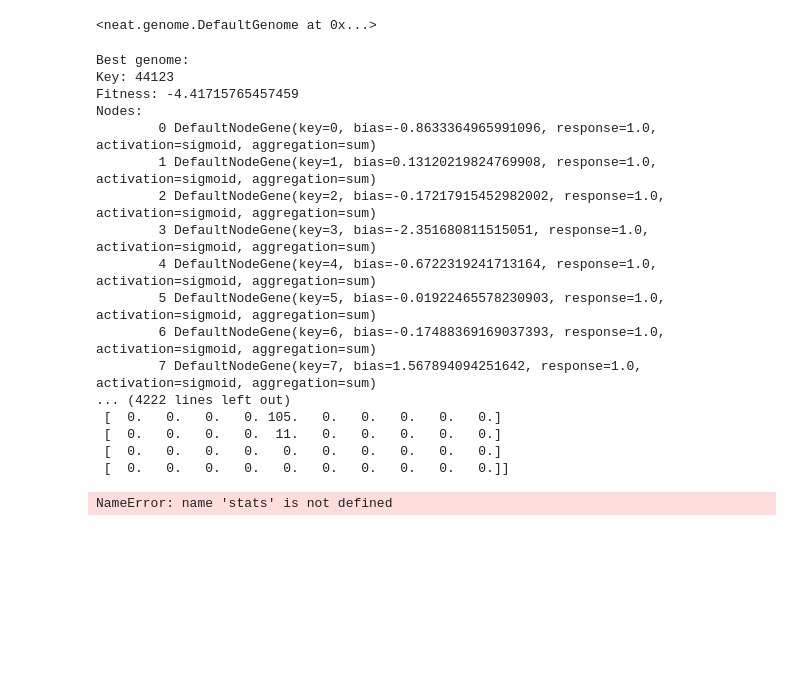
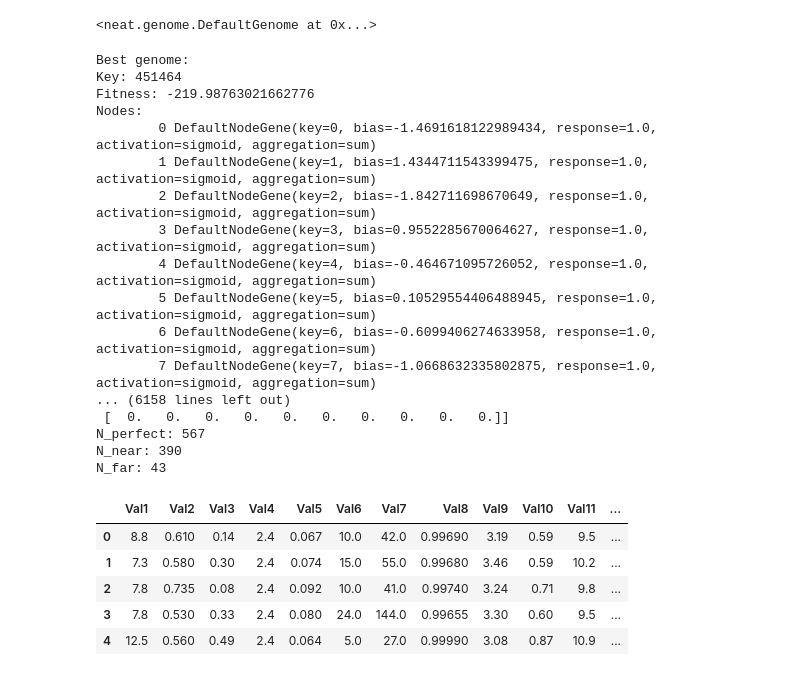
Before and after one commit to Gigahawk/mech306, a Jupyter notebook: Tutorial 5/NEAT/NEAT.ipynb, the cells around one changed output. Cells and saved outputs as stored; diff of their text form; code cells hidden in the pictures; blank space fills up the shorter version.

Commit message:
More normal error function

```diff
--- a/Tutorial 5/NEAT/NEAT.ipynb
+++ b/Tutorial 5/NEAT/NEAT.ipynb
@@ -207,35 +217,48 @@ outputs = [np.array([1 if x == idx-1 else 0 for x in range(10)]) for idx in labe
 # setup confusion matrix
 confusion = np.zeros([10,10])
 
+N_perfect = 0
+N_near = 0
+N_far = 0
+
 for xi, xo in zip(predictors, outputs):
     output = winner_net.activate(xi)
     print("input {!r}\nexpected output {!r}\ngot {!r}".format(xi, xo, output))
     expected = xo.tolist().index(max(xo))
     prediction = output.index(max(output))
+    print(f"EXP: {expected}")
+    print(f"PRD: {prediction}")
     confusion[expected][prediction] += 1
+    if expected == prediction:
+        N_perfect += 1
+    elif np.abs(expected-prediction) == 1:
+        N_near += 1
+    else:
+        N_far += 1
+
+score = (2*N_perfect + N_near - 2*N_far)/1000
+
+print(f"SCORE: {score}")
 
 print(confusion)
-
-#node_names = {-1:'A', -2: 'B', 0:'A XOR B'}
-visualize.draw_net(config, winner, True)
-visualize.plot_stats(stats, ylog=False, view=True)
-visualize.plot_species(stats, view=True)
+print(f"N_perfect: {N_perfect}")
+print(f"N_near: {N_near}")
+print(f"N_far: {N_far}")
 # %% [output]
 Best genome:
-Key: 44123
-Fitness: -4.41715765457459
+Key: 451464
+Fitness: -219.98763021662776
 Nodes:
-        0 DefaultNodeGene(key=0, bias=-0.8633364965991096, response=1.0, activation=sigmoid, aggregation=sum)
-        1 DefaultNodeGene(key=1, bias=0.13120219824769908, response=1.0, activation=sigmoid, aggregation=sum)
-        2 DefaultNodeGene(key=2, bias=-0.17217915452982002, response=1.0, activation=sigmoid, aggregation=sum)
-        3 DefaultNodeGene(key=3, bias=-2.351680811515051, response=1.0, activation=sigmoid, aggregation=sum)
-        4 DefaultNodeGene(key=4, bias=-0.6722319241713164, response=1.0, activation=sigmoid, aggregation=sum)
-        5 DefaultNodeGene(key=5, bias=-0.01922465578230903, response=1.0, activation=sigmoid, aggregation=sum)
-        6 DefaultNodeGene(key=6, bias=-0.17488369169037393, response=1.0, activation=sigmoid, aggregation=sum)
-        7 DefaultNodeGene(key=7, bias=1.567894094251642, response=1.0, activation=sigmoid, aggregation=sum)
-... (4222 lines left out)
- [  0.   0.   0.   0. 105.   0.   0.   0.   0.   0.]
- [  0.   0.   0.   0.  11.   0.   0.   0.   0.   0.]
- [  0.   0.   0.   0.   0.   0.   0.   0.   0.   0.]
+        0 DefaultNodeGene(key=0, bias=-1.4691618122989434, response=1.0, activation=sigmoid, aggregation=sum)
+        1 DefaultNodeGene(key=1, bias=1.4344711543399475, response=1.0, activation=sigmoid, aggregation=sum)
+        2 DefaultNodeGene(key=2, bias=-1.842711698670649, response=1.0, activation=sigmoid, aggregation=sum)
+        3 DefaultNodeGene(key=3, bias=0.9552285670064627, response=1.0, activation=sigmoid, aggregation=sum)
+        4 DefaultNodeGene(key=4, bias=-0.464671095726052, response=1.0, activation=sigmoid, aggregation=sum)
+        5 DefaultNodeGene(key=5, bias=0.10529554406488945, response=1.0, activation=sigmoid, aggregation=sum)
+        6 DefaultNodeGene(key=6, bias=-0.6099406274633958, response=1.0, activation=sigmoid, aggregation=sum)
+        7 DefaultNodeGene(key=7, bias=-1.0668632335802875, response=1.0, activation=sigmoid, aggregation=sum)
+... (6158 lines left out)
  [  0.   0.   0.   0.   0.   0.   0.   0.   0.   0.]]
+N_perfect: 567
+N_near: 390
+N_far: 43
-NameError: name 'stats' is not defined
@@ -243,0 +265,10 @@ test = np.random.rand(10,10)
+# %%
+val_data = pd.read_csv('val_true.csv')
+val_data.head()
+# %% [output]
+|  | Val1 | Val2 | Val3 | Val4 | Val5 | Val6 | Val7 | Val8 | Val9 | Val10 | Val11 | ... |
+| 0 | 8.8 | 0.610 | 0.14 | 2.4 | 0.067 | 10.0 | 42.0 | 0.99690 | 3.19 | 0.59 | 9.5 | ... |
+| 1 | 7.3 | 0.580 | 0.30 | 2.4 | 0.074 | 15.0 | 55.0 | 0.99680 | 3.46 | 0.59 | 10.2 | ... |
+| 2 | 7.8 | 0.735 | 0.08 | 2.4 | 0.092 | 10.0 | 41.0 | 0.99740 | 3.24 | 0.71 | 9.8 | ... |
+| 3 | 7.8 | 0.530 | 0.33 | 2.4 | 0.080 | 24.0 | 144.0 | 0.99655 | 3.30 | 0.60 | 9.5 | ... |
+| 4 | 12.5 | 0.560 | 0.49 | 2.4 | 0.064 | 5.0 | 27.0 | 0.99990 | 3.08 | 0.87 | 10.9 | ... |
```
Also changed, not shown: parts of 7 cells of this notebook, 1 other file.
